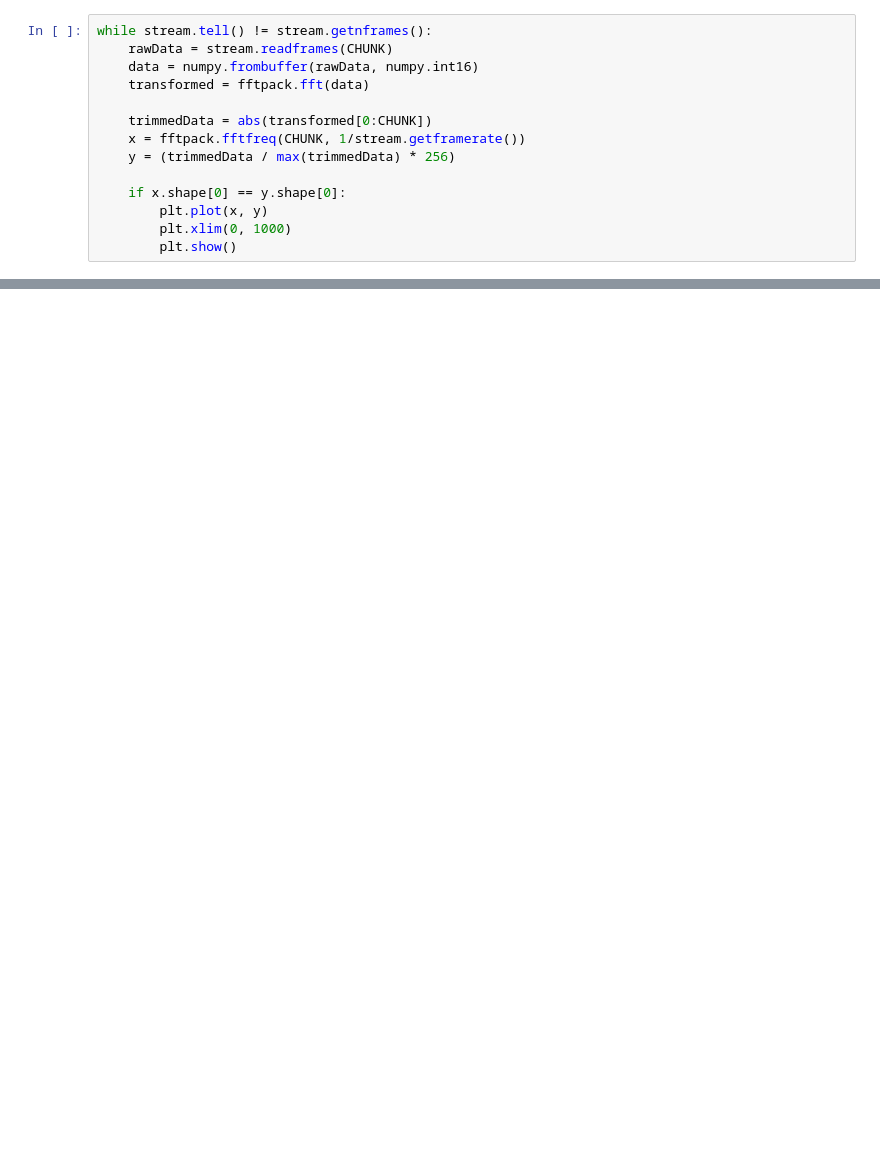
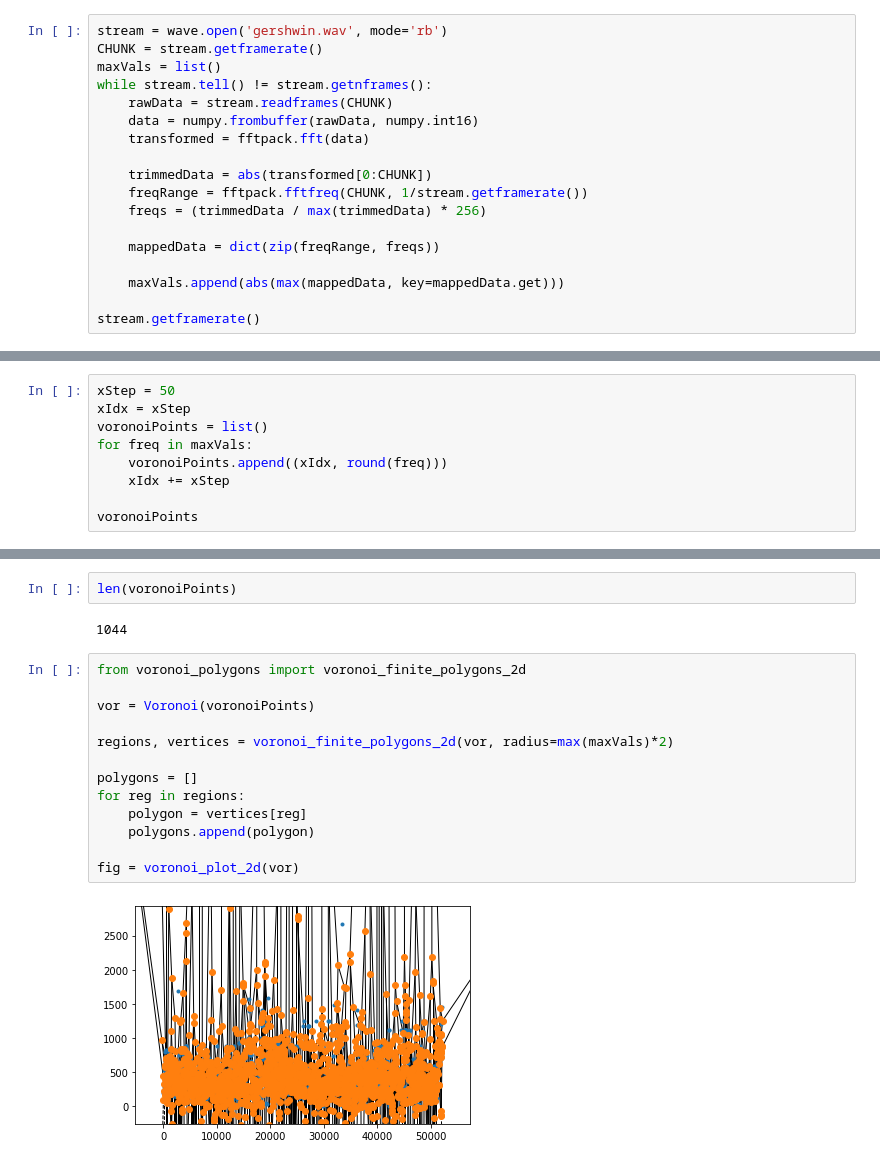
Before and after one commit to RobinTheSprite/fft-voronoi, a Jupyter notebook: fft-voronoi.ipynb, the cells around one changed output, grey strips where cells are left out. Saved outputs shown, nothing was run; the diff lists cells and outputs as text; blank space fills up the shorter version.

```diff
--- a/fft-voronoi.ipynb
+++ b/fft-voronoi.ipynb
@@ -13,15 +20,19 @@ stream = wave.open('c-blues-scale.wav', mode='rb')
 # %%
+stream = wave.open('gershwin.wav', mode='rb')
+CHUNK = stream.getframerate()
+maxVals = list()
 while stream.tell() != stream.getnframes():
     rawData = stream.readframes(CHUNK)
     data = numpy.frombuffer(rawData, numpy.int16)
     transformed = fftpack.fft(data)
 
     trimmedData = abs(transformed[0:CHUNK])
-    x = fftpack.fftfreq(CHUNK, 1/stream.getframerate())
-    y = (trimmedData / max(trimmedData) * 256)
+    freqRange = fftpack.fftfreq(CHUNK, 1/stream.getframerate())
+    freqs = (trimmedData / max(trimmedData) * 256)
 
-    if x.shape[0] == y.shape[0]:
-        plt.plot(x, y)
-        plt.xlim(0, 1000)
-        plt.show()
+    mappedData = dict(zip(freqRange, freqs))
+
+    maxVals.append(abs(max(mappedData, key=mappedData.get)))
+
+stream.getframerate()
 # %% [output]
@@ -50,0 +40,9 @@ def random_color(as_str=True, alpha=0.5):
+# %%
+xStep = 50
+xIdx = xStep
+voronoiPoints = list()
+for freq in maxVals:
+    voronoiPoints.append((xIdx, round(freq)))
+    xIdx += xStep
+
+voronoiPoints
@@ -51 +67,20 @@ def random_color(as_str=True, alpha=0.5):
+# %%
+len(voronoiPoints)
+# %% [output]
+1044
+# %%
+from voronoi_polygons import voronoi_finite_polygons_2d
+
+vor = Voronoi(voronoiPoints)
+
+regions, vertices = voronoi_finite_polygons_2d(vor, radius=max(maxVals)*2)
+
+polygons = []
+for reg in regions:
+    polygon = vertices[reg]
+    polygons.append(polygon)
+
+fig = voronoi_plot_2d(vor)
+# %% [output]
+[figure, added]
 # %%
```
Also changed, not shown: parts of 7 cells of this notebook.
